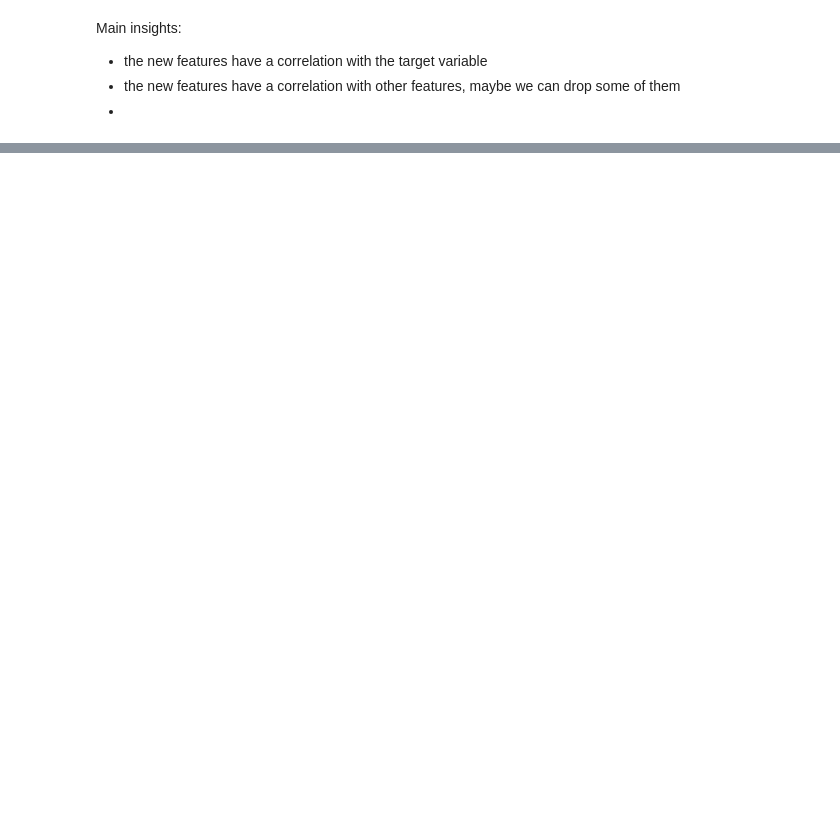
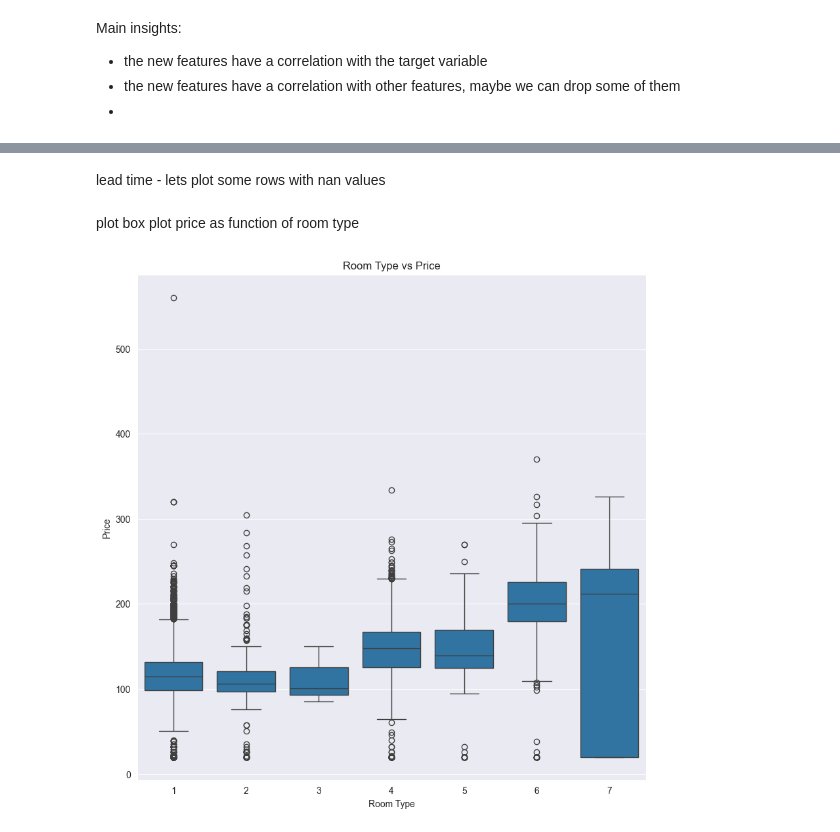
Before and after one commit to almog-sharoni/Data_Mining_Final_Project, a Jupyter notebook: main_notebook.ipynb, the cells around one changed output, grey strips where cells are left out. Drawn from its saved outputs; the diff is of its cells as text; code cells hidden in the pictures; blank space fills up the shorter version.

```diff
--- a/main_notebook.ipynb
+++ b/main_notebook.ipynb
@@ -536,3 +393,20 @@ Main insights:
 - the new features have a correlation with the target variable
 - the new features have a correlation with other features, maybe we can drop some of them
 -
+# %%
+df = pd.read_csv('hotels_train.csv')
+df['room_type'] = df['room_type'].str.extract('(\d+\.?\d*)', expand = True).astype(int)
+df['date'] = df['date'].replace('2018-2-29', '2018-3-1')
+df['date'] = pd.to_datetime(df['date'], format = 'mixed')
+df['month_order'] = df['date'].dt.month.astype(int)
+df['n_guests'] = df['n_adults'] + df['n_less_12'] + df['n_more_12']
+# df['purchase_type'] = df['purchase_type'].astype('category')
+df['is_canceled'] = df['is_canceled'].astype('category')
+df['total_nights'] = df['weekend_nights'] + df['week_nights']
+df['has_kids'] = ((df['n_less_12'] > 0) | (df['n_more_12'] > 0)).astype(int)
+# df['check_in_date'] = df['date'] + pd.to_timedelta(df['lead_time'], unit='d')
+# df['check_in_day'] = df['check_in_date'].dt.day_name()
+# df['check_in_month'] = df['check_in_date'].dt.month
+df['previous_cancellation_rate'] = (df['n_p_cacellation'] / (df['n_p_cacellation'] + df['n_p_not_cacellation'])).round(2)
+df['previous_cancellation_rate'] = df['previous_cancellation_rate'].fillna(0)
+# df['is_holiday_season'] = np.where(df['check_in_month'].isin([12, 1, 7, 8]), 1, 0)
@@ -538,0 +437,2 @@ Main insights:
+# %%
+df['board_type'] = df['board_type'].fillna('Missing')
@@ -538,0 +441,2 @@ Main insights:
+# %%
+df['purchase_type'] = df['purchase_type'].fillna('Missing')
@@ -538,0 +447,2 @@ Main insights:
+# %% [markdown]
+lead time - lets plot some rows with nan values
@@ -538,0 +451,11 @@ Main insights:
+# %% [markdown]
+plot box plot price as function of room type
+# %%
+plt.figure(figsize = (10, 10))
+sns.boxplot(x='room_type', y='price', data=df)
+plt.title('Room Type vs Price')
+plt.xlabel('Room Type')
+plt.ylabel('Price')
+plt.show()
+# %% [output]
+[figure, added]
```
Also changed, not shown: parts of 58 cells of this notebook.
